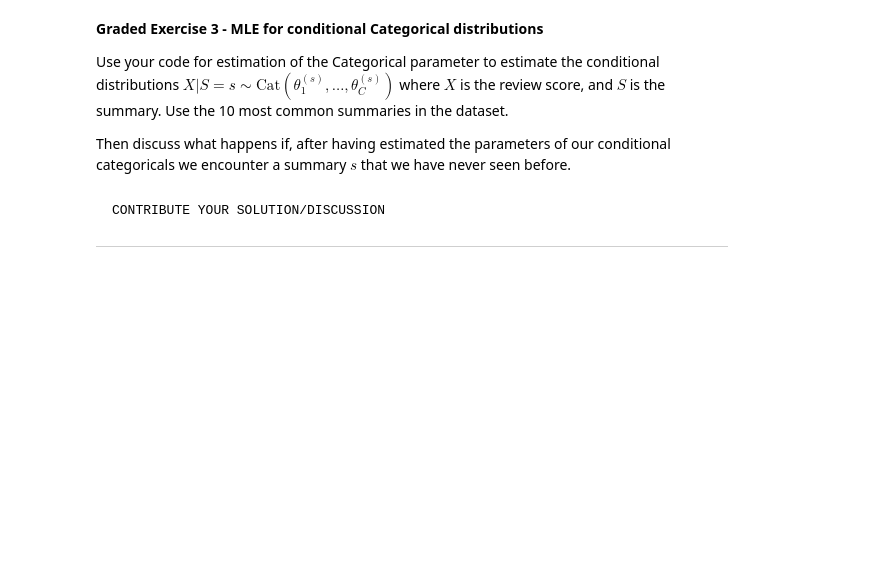
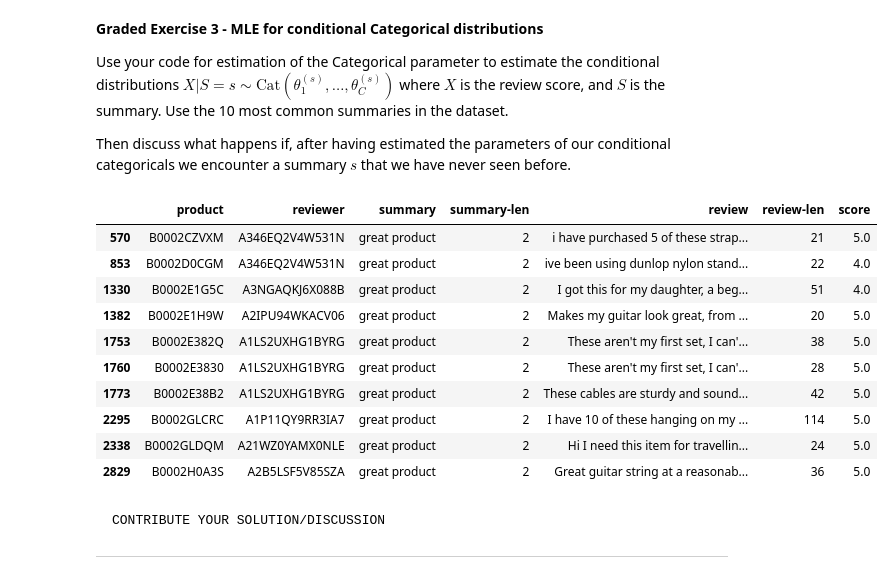
Before and after one commit to xsznr/NTMI, a Jupyter notebook: T1.ipynb, the cells around one changed output. Saved outputs shown, nothing was run; the diff lists cells and outputs as text; code cells hidden in the pictures; blank space fills up the shorter version.

```diff
--- a/T1.ipynb
+++ b/T1.ipynb
@@ -1698,3 +1696,28 @@ reviews_df[reviews_df['summary'] == top10_summaries[1][0]][:5]
+# %%
+reviews_df[reviews_df['summary'] == top10_summaries[1][0]][:10]
+
+# Find the MLE solution
+score_MLE = categorical_MLE(reviews_df['score'], 5)
+# Draw samples
+x_ = Categorical(score_MLE).rvs(len(reviews_df['score']))
+# Plot samples against observations
+_ = pd.DataFrame(
+    [('obs', record['overall']) for record in reviews]
+    + [('MLE', score) for score in x_],
+    columns=['source', 'score']
+).groupby('source').hist()
+# %% [output]
+|  | product | reviewer | summary | summary-len | review | review-len | score |
+| 570 | B0002CZVXM | A346EQ2V4W531N | great product | 2 | i have purchased 5 of these strap... | 21 | 5.0 |
+| 853 | B0002D0CGM | A346EQ2V4W531N | great product | 2 | ive been using dunlop nylon stand... | 22 | 4.0 |
+| 1330 | B0002E1G5C | A3NGAQKJ6X088B | great product | 2 | I got this for my daughter, a beg... | 51 | 4.0 |
+| 1382 | B0002E1H9W | A2IPU94WKACV06 | great product | 2 | Makes my guitar look great, from ... | 20 | 5.0 |
+| 1753 | B0002E382Q | A1LS2UXHG1BYRG | great product | 2 | These aren't my first set, I can'... | 38 | 5.0 |
+| 1760 | B0002E3830 | A1LS2UXHG1BYRG | great product | 2 | These aren't my first set, I can'... | 28 | 5.0 |
+| 1773 | B0002E38B2 | A1LS2UXHG1BYRG | great product | 2 | These cables are sturdy and sound... | 42 | 5.0 |
+| 2295 | B0002GLCRC | A1P11QY9RR3IA7 | great product | 2 | I have 10 of these hanging on my ... | 114 | 5.0 |
+| 2338 | B0002GLDQM | A21WZ0YAMX0NLE | great product | 2 | Hi I need this item for travellin... | 24 | 5.0 |
+| 2829 | B0002H0A3S | A2B5LSF5V85SZA | great product | 2 | Great guitar string at a reasonab... | 36 | 5.0 |
 # %% [markdown]
 	CONTRIBUTE YOUR SOLUTION/DISCUSSION
 
```
Also changed, not shown: parts of 1 cell of this notebook.
